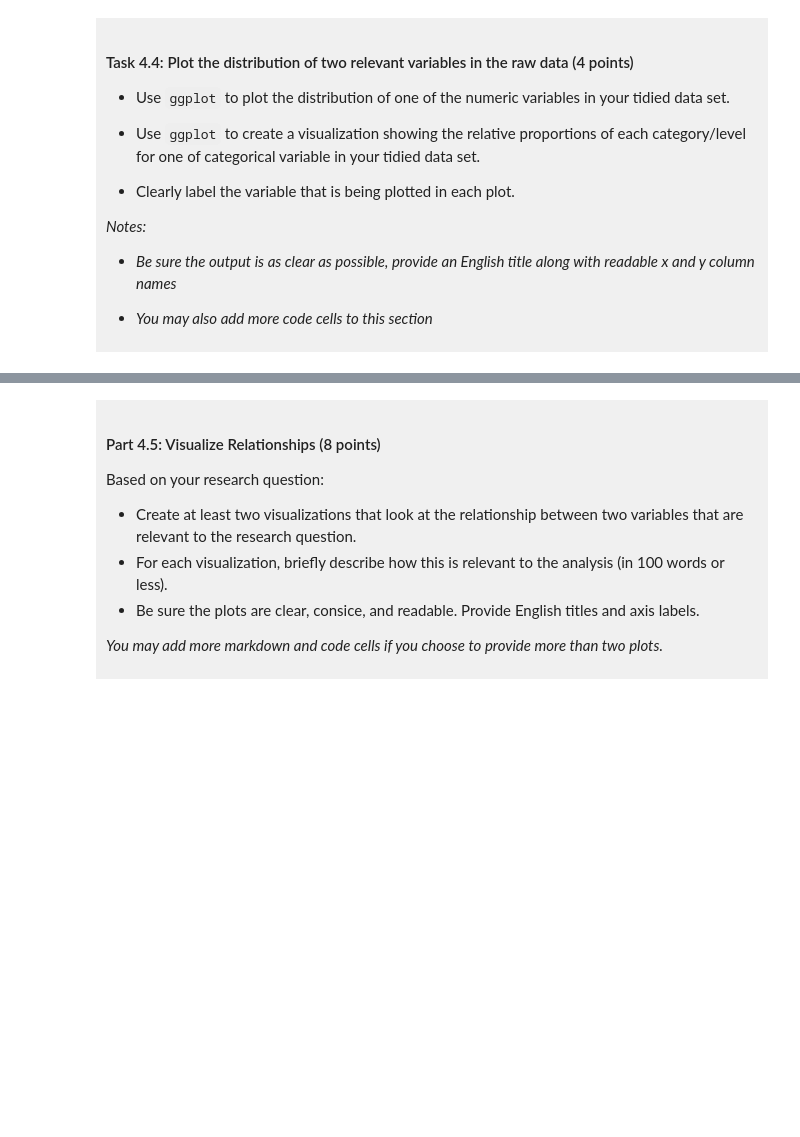
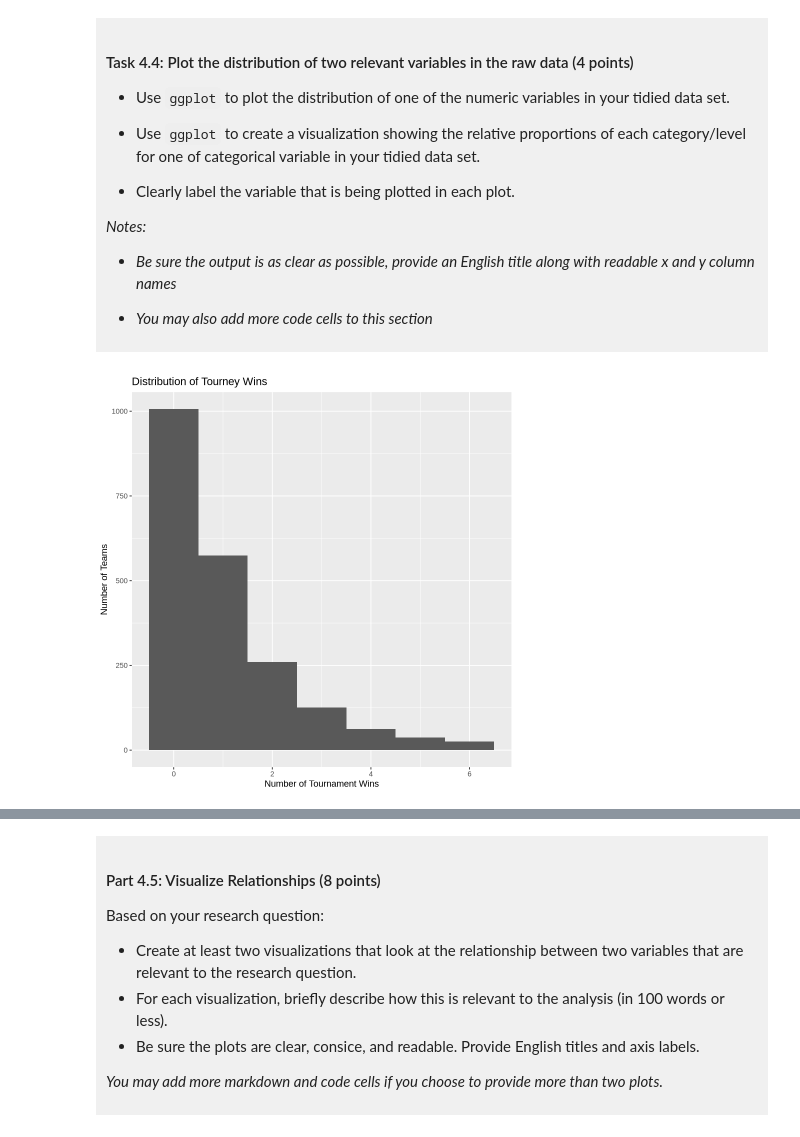
Before and after one commit to dy581/DSCI-100-Project-Dayun-Choi, a Jupyter notebook: dsci-100-project-notebook.ipynb, the cells around one changed output, grey strips where cells are left out. Cells and saved outputs as stored; diff of their text form; code cells hidden in the pictures; blank space fills up the shorter version.

```diff
--- a/dsci-100-project-notebook.ipynb
+++ b/dsci-100-project-notebook.ipynb
@@ -309,5 +341,10 @@ You will refine your research question (if needed) and produce a tidy data set.
 
 </div>
 # %%
-### EDIT THIS CODE CELL FOR PLOT 1 ###
+tourney_wins_plot <- ggplot(tidy_wmbb, aes(x = tourney_wins)) +
+geom_histogram(binwidth = 1) +
+labs(title = "Distribution of Tourney Wins", x = "Number of Tournament Wins", y = "Number of Teams")
+tourney_wins_plot
+# %% [output]
+[figure, added]
 # %%
```
Also changed, not shown: parts of 11 cells of this notebook.
